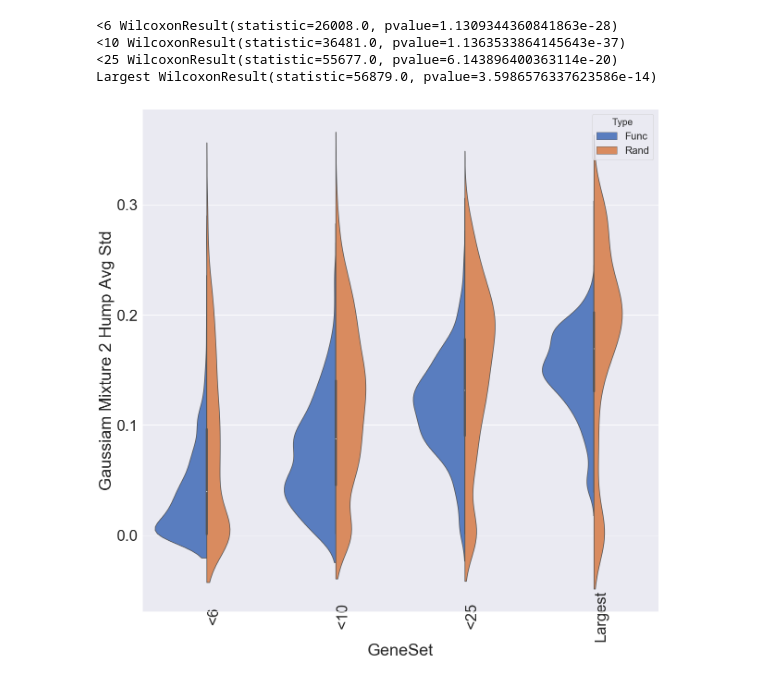
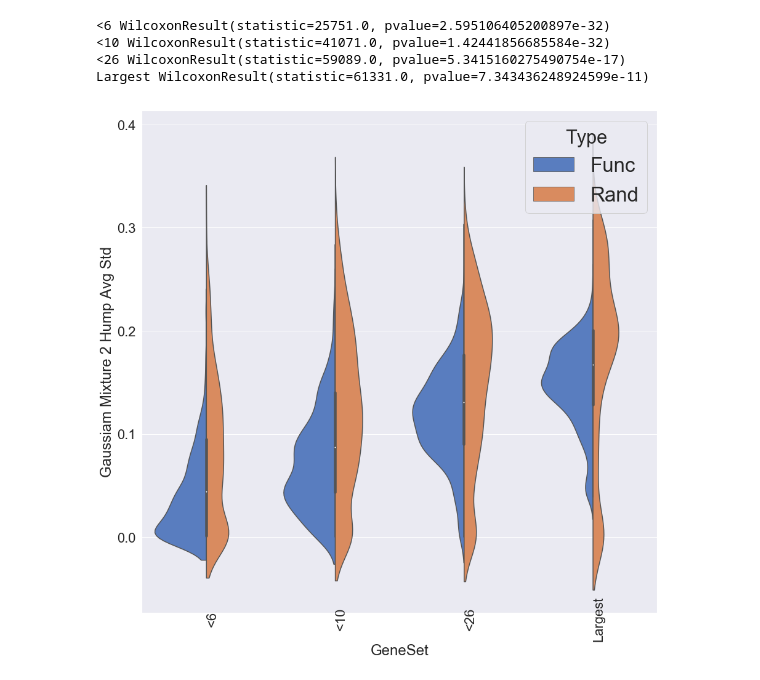
Before and after one commit to angwhen/geneage, a Jupyter notebook: OtherMeasuresOfSpread.ipynb, the cells around one changed output. Cells and saved outputs as stored; diff of their text form; code cells hidden in the pictures.

Commit message:
violins for bimodal better

```diff
--- a/OtherMeasuresOfSpread.ipynb
+++ b/OtherMeasuresOfSpread.ipynb
@@ -29,27 +29,38 @@ def get_data_in_dataframe(function_to_ages,ages_list):
         curr.append(np.mean(ages))
         curr.append(np.std(ages))
         curr.append(len(ages))
+        if len(set(ages)) > 2:
+            g = GaussianMixture(2)
+            covs = g.fit(ages.reshape(-1,1)).covariances_
+            std1 = math.sqrt(covs[0][0][0])
+            std2 = math.sqrt(covs[1][0][0])
+            curr.append(std1)
+            curr.append(std2)
+            curr.append((std1+std2)/2.0)
+        else:
+            curr.append(0)
+            curr.append(0)
+            curr.append(0)
 
-        g = GaussianMixture(2)
-        covs = g.fit(ages.reshape(-1,1)).covariances_
-        std1 = math.sqrt(covs[0][0][0])
-        std2 = math.sqrt(covs[1][0][0])
-        curr.append(std1)
-        curr.append(std2)
-        curr.append((std1+std2)/2.0)
 
         #random (based on num ages)
         rand_ages = np.array(random.sample(ages_list,len(ages)))
         curr.append(np.mean(rand_ages))
         curr.append(np.std(rand_ages))
-        g = GaussianMixture(2)
-        covs = g.fit(rand_ages.reshape(-1,1)).covariances_
-        std1 = math.sqrt(covs[0][0][0])
-        std2 = math.sqrt(covs[1][0][0])
-        curr.append(std1)
-        curr.append(std2)
-        curr.append((std1+std2)/2.0)
-        data.append(curr)
+        if len(set(rand_ages)) > 2:
+            g = GaussianMixture(2)
+            covs = g.fit(rand_ages.reshape(-1,1)).covariances_
+            std1 = math.sqrt(covs[0][0][0])
+            std2 = math.sqrt(covs[1][0][0])
+            curr.append(std1)
+            curr.append(std2)
+            curr.append((std1+std2)/2.0)
+            data.append(curr)
+        else:
+            curr.append(0)
+            curr.append(0)
+            curr.append(0)
+
 
     df = pd.DataFrame(data)
     df.columns = ['function_name','ages_list',
@@ -157,10 +168,11 @@ df
 # %%
 fig, ax = plt.subplots(1, 1 , sharex=False, sharey=False)
-sns.set(font_scale=2)
+sns.set(font_scale=3)
 violin(ax ,df,'age_gmm2_std_avg','rand_age_gmm2_std_avg','Gaussiam Mixture 2 Hump Avg Std')
+plt.savefig("figures/violin_gaussian_mixture_bimodal_avg_std.png")
 # %% [output]
-<6 WilcoxonResult(statistic=26008.0, pvalue=1.1309344360841863e-28)
-<10 WilcoxonResult(statistic=36481.0, pvalue=1.1363533864145643e-37)
-<25 WilcoxonResult(statistic=55677.0, pvalue=6.143896400363114e-20)
-Largest WilcoxonResult(statistic=56879.0, pvalue=3.5986576337623586e-14)
+<6 WilcoxonResult(statistic=25751.0, pvalue=2.595106405200897e-32)
+<10 WilcoxonResult(statistic=41071.0, pvalue=1.42441856685584e-32)
+<26 WilcoxonResult(statistic=59089.0, pvalue=5.3415160275490754e-17)
+Largest WilcoxonResult(statistic=61331.0, pvalue=7.343436248924599e-11)
-[figure, old version]
+[figure, new version]
```
Also changed, not shown: parts of 2 cells of this notebook.
